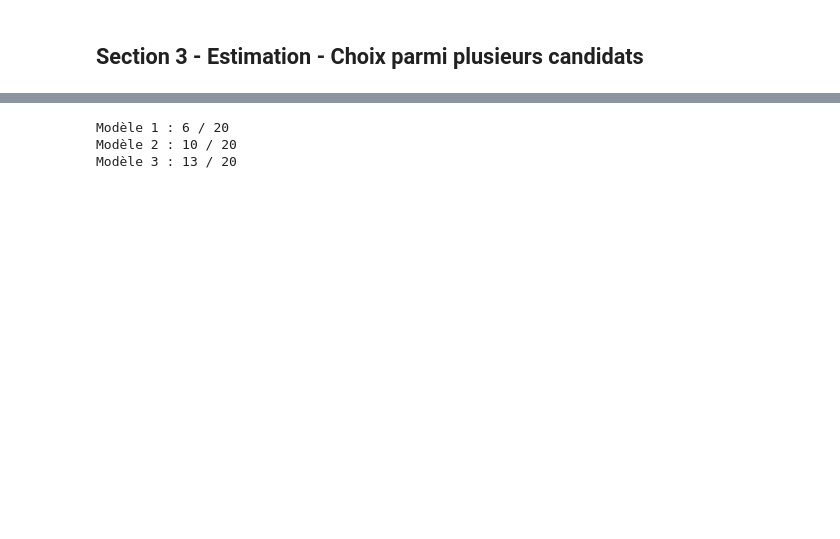
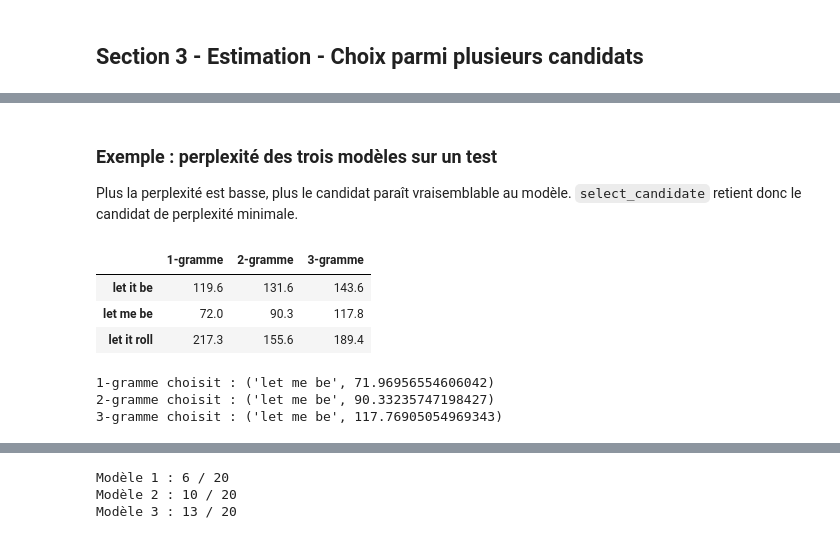
Before and after one commit to AntoFire/IFT_7022_TP1, a Jupyter notebook: t1_chansons.ipynb, the cells around one changed output, grey strips where cells are left out. Drawn from its saved outputs; the diff is of its cells as text; code cells hidden in the pictures; blank space fills up the shorter version.

```diff
--- a/t1_chansons.ipynb
+++ b/t1_chansons.ipynb
@@ -253,0 +235,21 @@ print(select_candidate(["i want to hold and love","i want to hold something", "i
+# %% [markdown]
+### Exemple : perplexité des trois modèles sur un test
+
+Plus la perplexité est basse, plus le candidat paraît vraisemblable au modèle. `select_candidate` retient donc le candidat de perplexité minimale.
+# %%
+candidats = ["let it be", "let me be", "let it roll"]
+tableau = pd.DataFrame(
+    {f"{n}-gramme": [round(models[n].perplexity(get_ngrams([c], n=n)), 1) for c in candidats]
+     for n in (1, 2, 3)},
+    index=candidats)
+display(tableau)
+for n in (1, 2, 3):
+    print(f"{n}-gramme choisit :", select_candidate(candidats, n=n))
+# %% [output]
+|  | 1-gramme | 2-gramme | 3-gramme |
+| let it be | 119.6 | 131.6 | 143.6 |
+| let me be | 72.0 | 90.3 | 117.8 |
+| let it roll | 217.3 | 155.6 | 189.4 |
+1-gramme choisit : ('let me be', 71.96956554606042)
+2-gramme choisit : ('let me be', 90.33235747198427)
+3-gramme choisit : ('let me be', 117.76905054969343)
```
Also changed, not shown: parts of 24 cells of this notebook, 1 other file.
